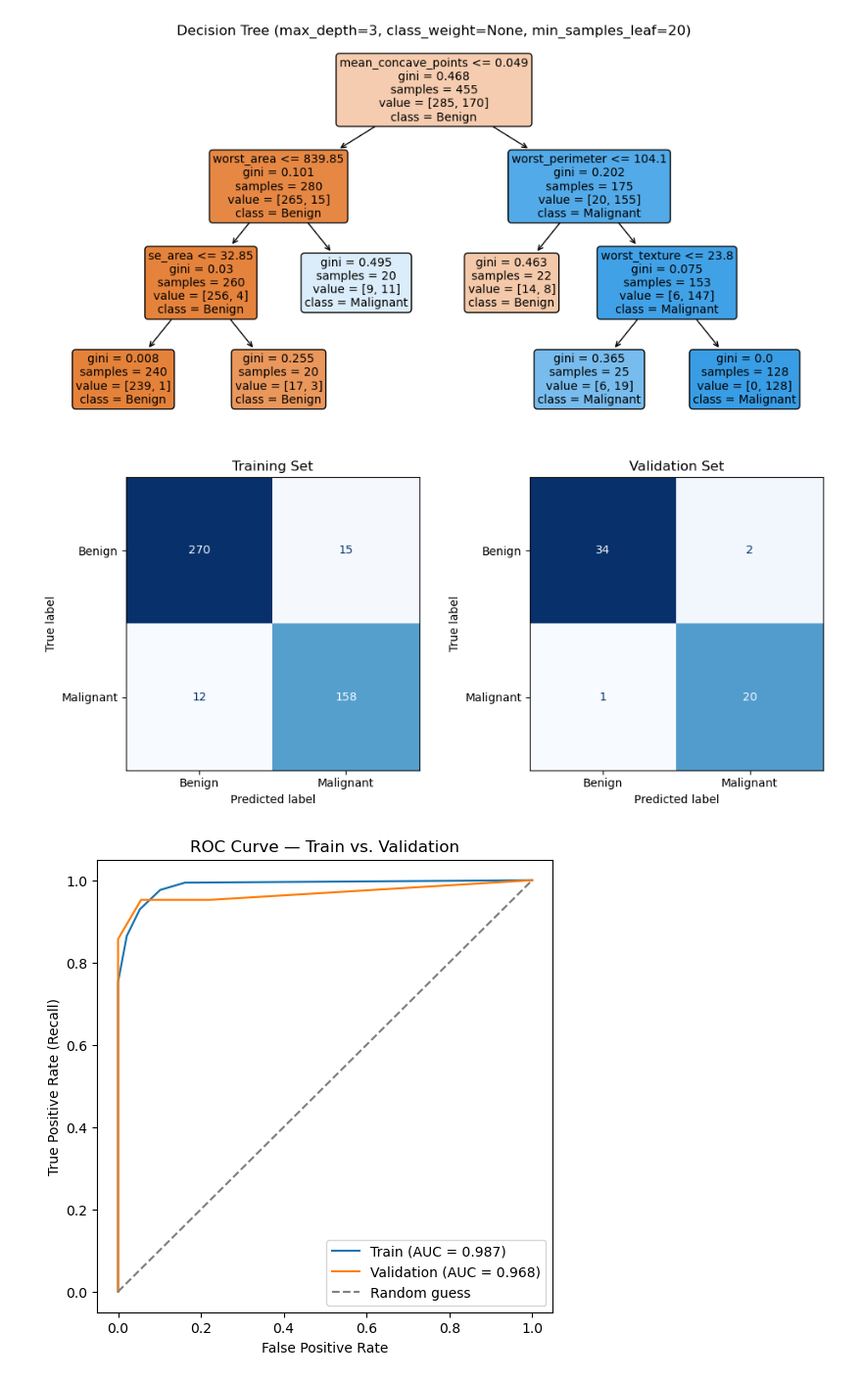
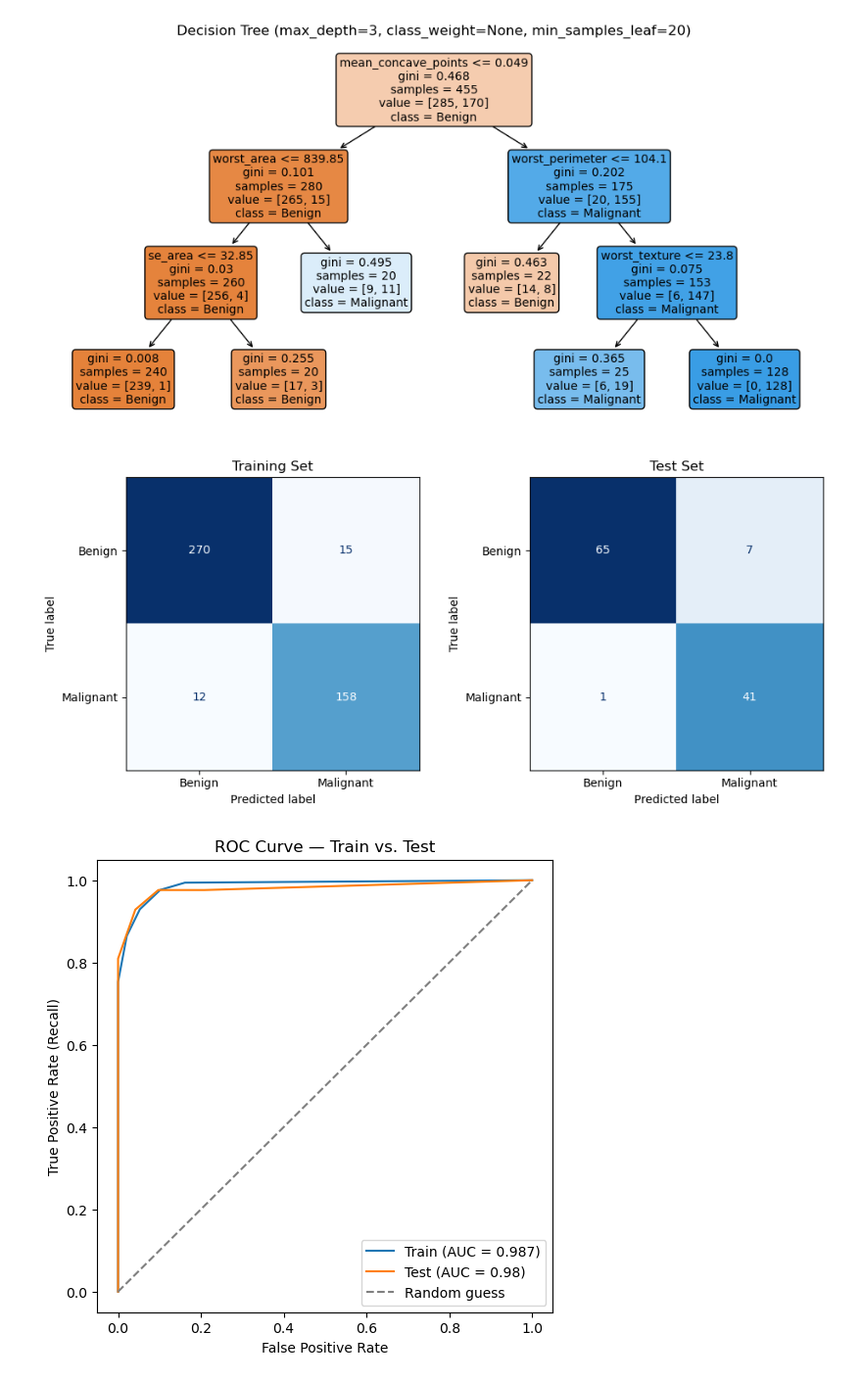
Before and after one commit to Duppal147/Stat-451, a Jupyter notebook: Stat 451 Decision Tree.ipynb, the cells around one changed output. Shown at 98% size. Saved outputs shown, nothing was run; the diff lists cells and outputs as text; code cells hidden in the pictures.

Commit message:
Switch to 80/20 split, tune via GridSearchCV

```diff
--- a/Stat 451 Decision Tree.ipynb
+++ b/Stat 451 Decision Tree.ipynb
@@ -52,19 +52,11 @@ import matplotlib.pyplot as plt
 X_model = cancer_df.drop(columns=['diagnosis', 'diagnosis_binary'])
 y_model = cancer_df['diagnosis_binary']
 
-#train/test split (temporary)
-X_train, X_temp, y_train, y_temp = train_test_split(
+X_train, X_test, y_train, y_test = train_test_split(
     X_model, y_model, test_size=0.2, stratify=y_model, random_state=0
 )
 
-
-#split 10% validation and 10% test
-X_val, X_test, y_val, y_test = train_test_split(
-    X_temp, y_temp, test_size=0.5, stratify=y_temp, random_state=0
-)
-
 print("Training set:", X_train.shape)
-print("Validation set:", X_val.shape)
 print("Test set:", X_test.shape)
 # %% [output]
 Training set: (455, 30)
@@ -125,21 +116,13 @@ def report(name, y_true, y_pred, y_proba):
     print("AUC:", round(roc_auc_score(y_true, y_proba), 3))
     print()
 
-
-# train model on training
 y_train_pred = best_tree.predict(X_train)
 y_train_proba = best_tree.predict_proba(X_train)[:, 1]
 report("TRAINING set", y_train, y_train_pred, y_train_proba)
 
-# validation
-y_val_pred = best_tree.predict(X_val)
-y_val_proba = best_tree.predict_proba(X_val)[:, 1]
-report("VALIDATION set", y_val, y_val_pred, y_val_proba)
-
-# test
-#y_test_pred = best_tree.predict(X_test)
-#y_test_proba = best_tree.predict_proba(X_test)[:, 1]
-#report("TEST set", y_test, y_test_pred, y_test_proba)
+y_test_pred = best_tree.predict(X_test)
+y_test_proba = best_tree.predict_proba(X_test)[:, 1]
+report("TEST set", y_test, y_test_pred, y_test_proba)
 # %% [output]
 --- TRAINING set ---
 Accuracy: 0.941
@@ -193,7 +176,7 @@ fig, axes = plt.subplots(1, 2, figsize=(10, 4.5))
 
 for ax, name, y_true, y_pred in [
     (axes[0], "Training", y_train, y_train_pred),
-    (axes[1], "Validation", y_val, y_val_pred),
+    (axes[1], "Test", y_test, y_test_pred),
 ]:
     cm = confusion_matrix(y_true, y_pred)
     disp = ConfusionMatrixDisplay(confusion_matrix=cm, display_labels=['Benign', 'Malignant'])
@@ -203,23 +186,23 @@ for ax, name, y_true, y_pred in [
 plt.tight_layout()
 plt.show()
 # %% [output]
-[figure, old version]
+[figure, new version]
 # %%
 # ROC curve
 fpr_train, tpr_train, _ = roc_curve(y_train, y_train_proba)
-fpr_val, tpr_val, _ = roc_curve(y_val, y_val_proba)
+fpr_test, tpr_test, _ = roc_curve(y_test, y_test_proba)
 
 auc_train = round(roc_auc_score(y_train, y_train_proba), 3)
-auc_val = round(roc_auc_score(y_val, y_val_proba), 3)
+auc_test = round(roc_auc_score(y_test, y_test_proba), 3)
 
 plt.figure(figsize=(6, 6))
 plt.plot(fpr_train, tpr_train, label=f'Train (AUC = {auc_train})')
-plt.plot(fpr_val, tpr_val, label=f'Validation (AUC = {auc_val})')
+plt.plot(fpr_test, tpr_test, label=f'Test (AUC = {auc_test})')
 plt.plot([0, 1], [0, 1], linestyle='--', color='gray', label='Random guess')
 plt.xlabel('False Positive Rate')
 plt.ylabel('True Positive Rate (Recall)')
-plt.title('ROC Curve — Train vs. Validation')
+plt.title('ROC Curve — Train vs. Test')
 plt.legend()
 plt.show()
 # %% [output]
-[figure, old version]
+[figure, new version]
```
Also changed, not shown: parts of 3 cells of this notebook.
